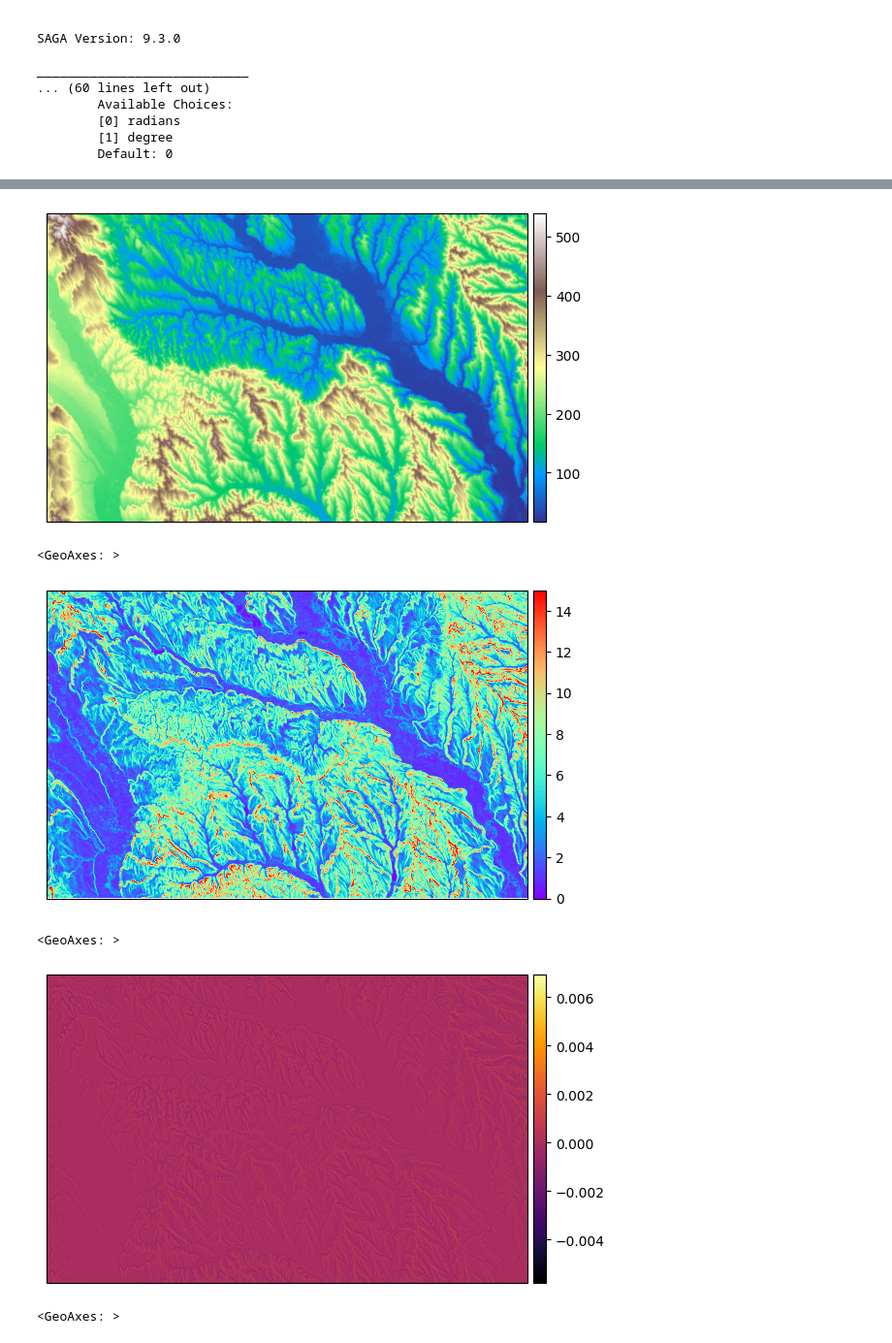
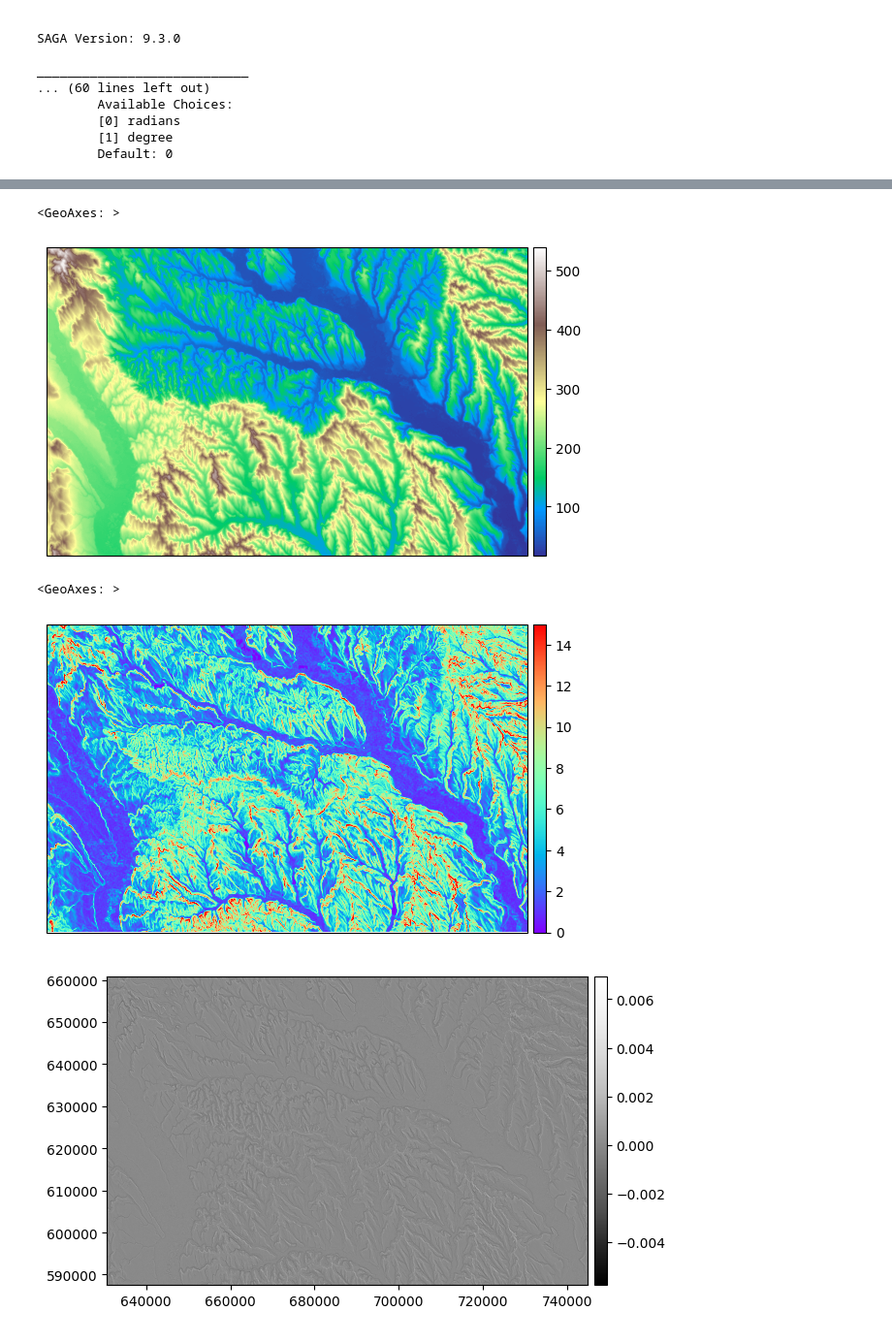
Before and after one commit to alecsandrei/PySAGA-cmd, a Jupyter notebook: examples/notebooks/02_How_to_run_tools_and_plot_results.ipynb, the cells around one changed output, grey strips where cells are left out. Shown at 97% size. Cells and saved outputs as stored; diff of their text form; code cells hidden in the pictures.

```diff
--- a/examples/notebooks/02_How_to_run_tools_and_plot_results.ipynb
+++ b/examples/notebooks/02_How_to_run_tools_and_plot_results.ipynb
@@ -9,13 +8,13 @@ from PySAGA_cmd import (
 saga_cmd = '/usr/local/bin/saga_cmd'
 
 # Instantiating a SAGA environment
-saga_env = SAGA(saga_cmd=saga_cmd)
+saga_env = SAGA(sagacmd=saga_cmd)
 
 # Choosing a library
-saga_library = saga_env.get_library(library_name='ta_morphometry')
+saga_library = saga_env.get_library(library='ta_morphometry')
 
 # Choosing a tool
-saga_tool = saga_library.get_tool(tool_name='0')
+saga_tool = saga_library.get_tool(tool='0')
 
 # Use this line of code to see which parameters you have to set
 print(saga_tool.run_command().text)
@@ -96,0 +100,3 @@ okay
+# %%
+rasters = output.get_raster(['elevation', 'slope', 'c_prof'])
+rasters
@@ -97,15 +107,15 @@ okay
 # %%
-output.plot_raster('elevation', cmap='terrain')
+rasters[0].plot(cmap='terrain')
 # %% [output]
+<GeoAxes: >
 [figure]
-<GeoAxes: >
 # %%
-output.plot_raster('slope', cmap='rainbow', vmin=0, vmax=15)
+rasters[1].plot(cmap='rainbow', vmin=0, vmax=15)
 # %% [output]
+<GeoAxes: >
 [figure]
-<GeoAxes: >
 # %%
-output.plot_raster('c_prof', cmap='inferno', norm='linear')
+fig, ax = plt.subplots()
+rasters[2].plot(norm='linear', ax=ax)
 # %% [output]
-[figure, old version]
+[figure, new version]
-<GeoAxes: >
```
Also changed, not shown: parts of 6 cells of this notebook, 14 other files.
